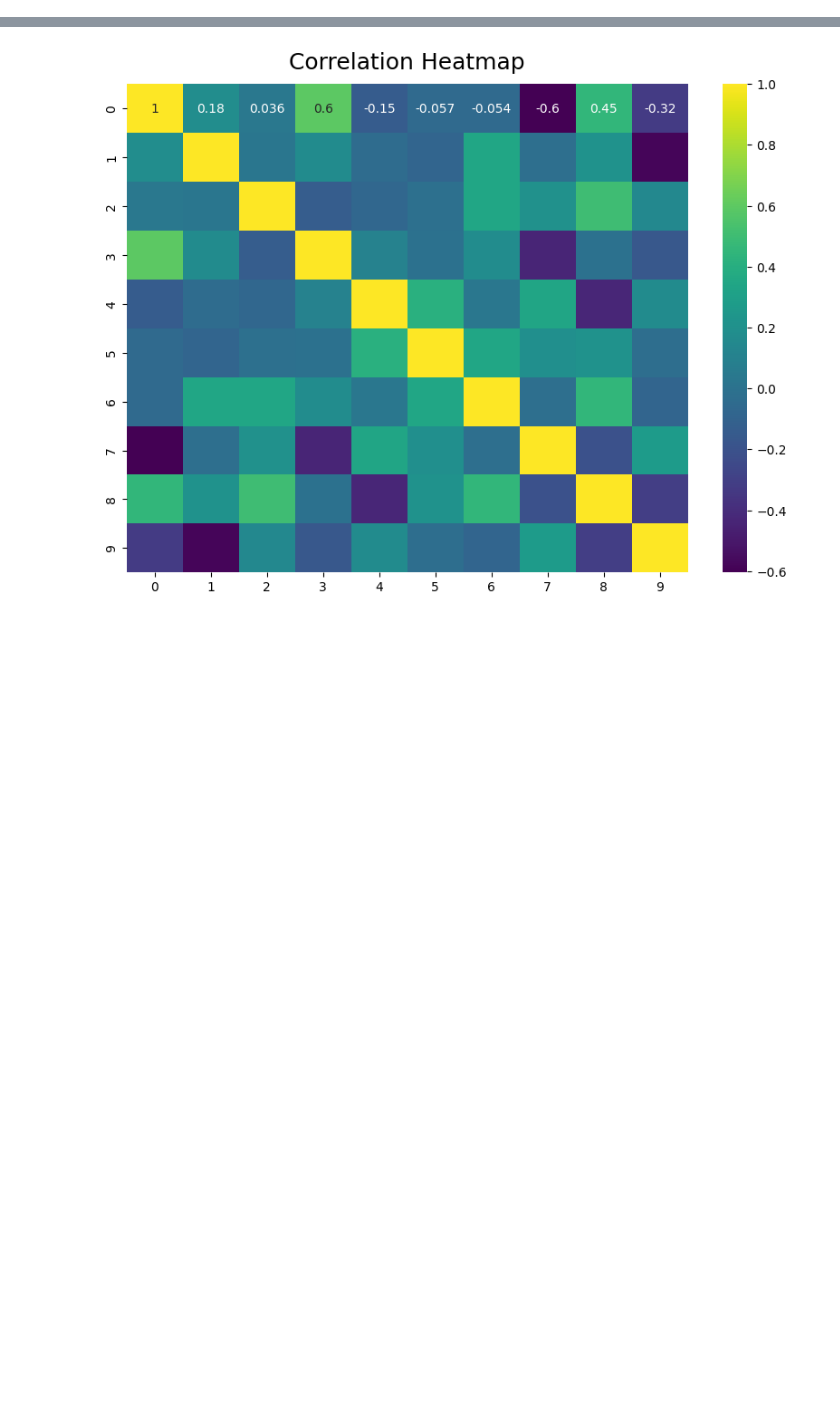
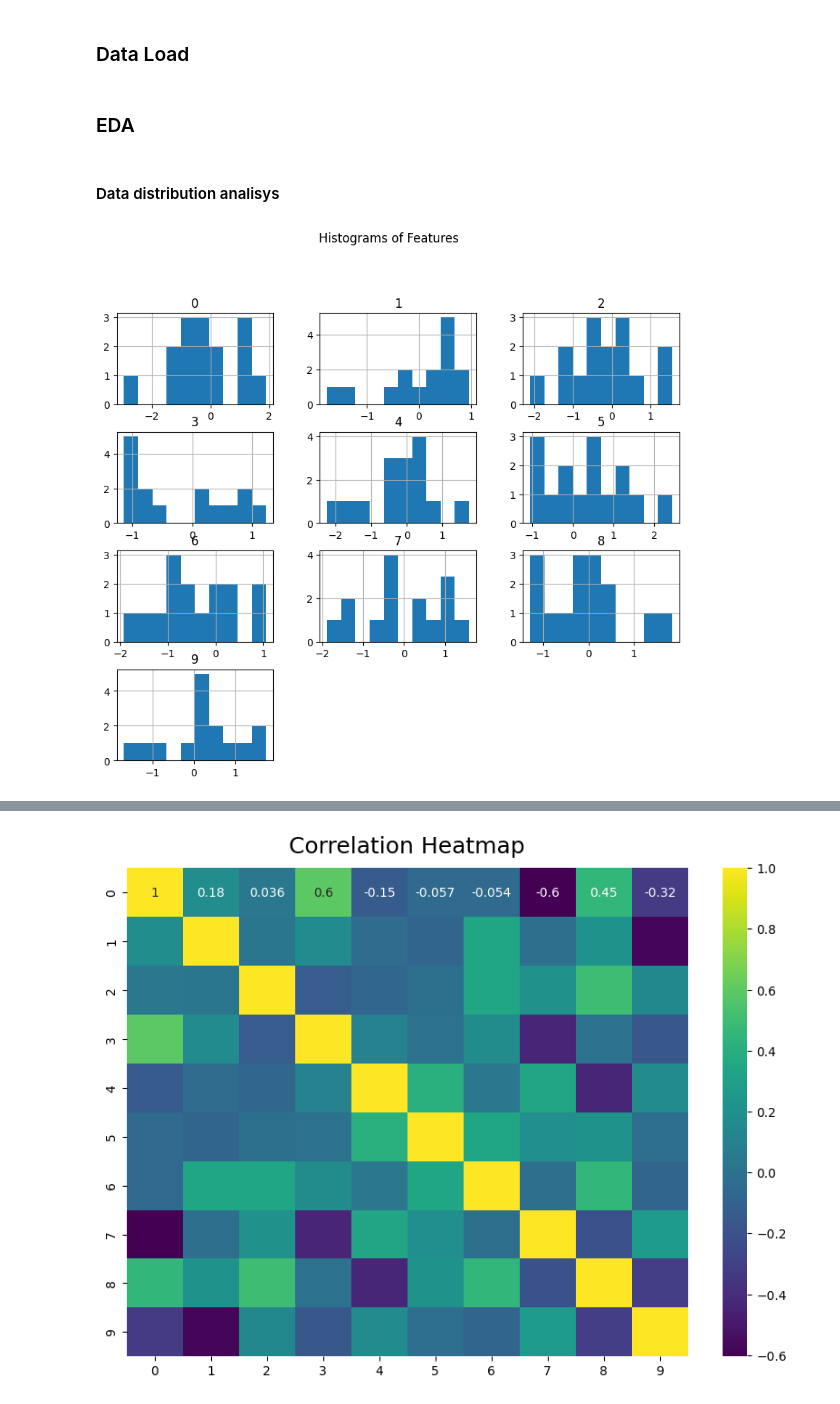
Before and after one commit to marianaserrao/ml-project, a Jupyter notebook: regression.ipynb, the cells around one changed output, grey strips where cells are left out. Cells and saved outputs as stored; diff of their text form; code cells hidden in the pictures; blank space fills up the shorter version.

```diff
--- a/regression.ipynb
+++ b/regression.ipynb
@@ -7,3 +10,5 @@ from sklearn.feature_selection import SelectKBest, f_regression
+# %% [markdown]
+### Data Load
 # %%
 X_train = np.load('data/X_train_regression1.npy')
 X_train_df = pd.DataFrame(X_train)
@@ -11,3 +16,13 @@ Y_train = np.load('data/y_train_regression1.npy')
 Y_train_df = pd.DataFrame(Y_train)
 X_test = np.load('data/X_test_regression1.npy')
 X_test_df = pd.DataFrame(X_test)
+# %% [markdown]
+### EDA
+# %% [markdown]
+#### Data distribution analisys
+# %%
+X_train_df.hist(bins=10, figsize=(10, 8))
+plt.suptitle('Histograms of Features', y=1.02)
+plt.show()
+# %% [output]
+[figure, added]
```
Also changed, not shown: parts of 22 cells of this notebook.
